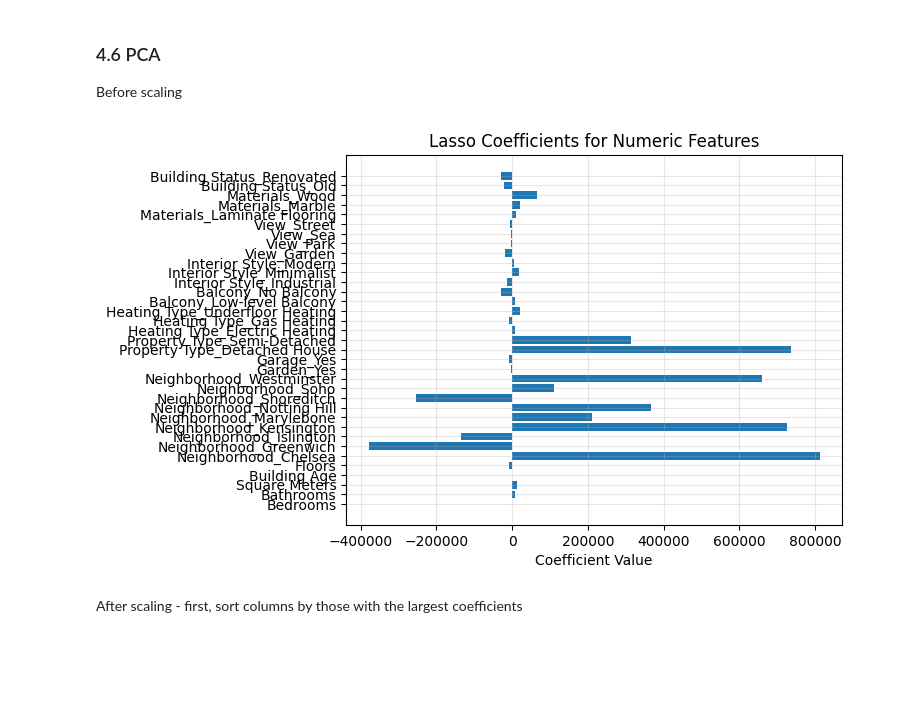
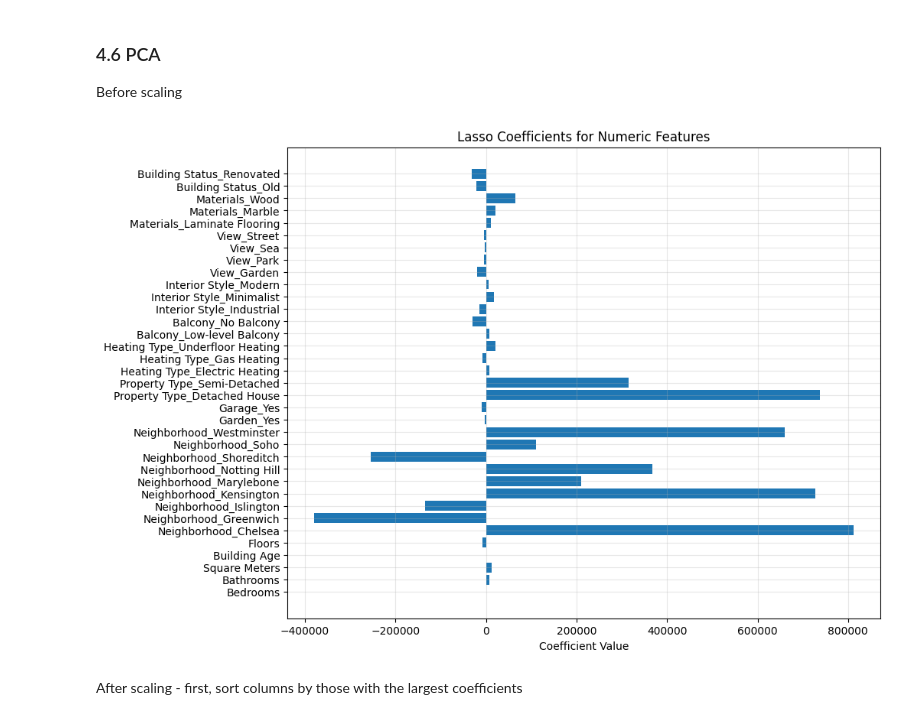
Before and after one commit to rsamconn/London-housing, a Jupyter notebook: Regression_analysis.ipynb, the cells around one changed output. Drawn from its saved outputs; the diff is of its cells as text; code cells hidden in the pictures; blank space fills up the shorter version.

```diff
--- a/Regression_analysis.ipynb
+++ b/Regression_analysis.ipynb
@@ -271,12 +283,12 @@ Can the score be increased through Standard Scaling?
 from sklearn.preprocessing import StandardScaler
 from sklearn.pipeline import Pipeline
 
-steps_sqm = [
+steps_ridge = [
     ('scaler', StandardScaler()),
     ('ridge', Ridge()),
 ]
 
-pipeline_ridge1 = Pipeline(steps_sqm)
+pipeline_ridge_sqm = Pipeline(steps_ridge)
 
-ridge1_scaled = pipeline_ridge1.fit(X_train_sqm, y_train_sqm)
+ridge_sqm_scaled = pipeline_ridge_sqm.fit(X_train_sqm, y_train_sqm)
 # %%
@@ -947,15 +994,14 @@ Before scaling
 # %%
 lasso_coeff_all = Lasso(alpha = 0.1).fit(X_train_all, y_train_all).coef_
 
-# lasso_coeff_neighbor
-# X_train_neighbor.columns
+plt.figure(figsize=(10, 8))
 plt.barh(X_train_all.columns, lasso_coeff_all)
 plt.xlabel('Coefficient Value')
 plt.title('Lasso Coefficients for Numeric Features')
 plt.grid(True, alpha=0.3)
 plt.show()
 # %% [output]
-[figure, old version]
+[figure, new version]
 # %% [markdown]
 After scaling - first, sort columns by those with the largest coefficients
 # %%
```
Also changed, not shown: parts of 57 cells of this notebook.
